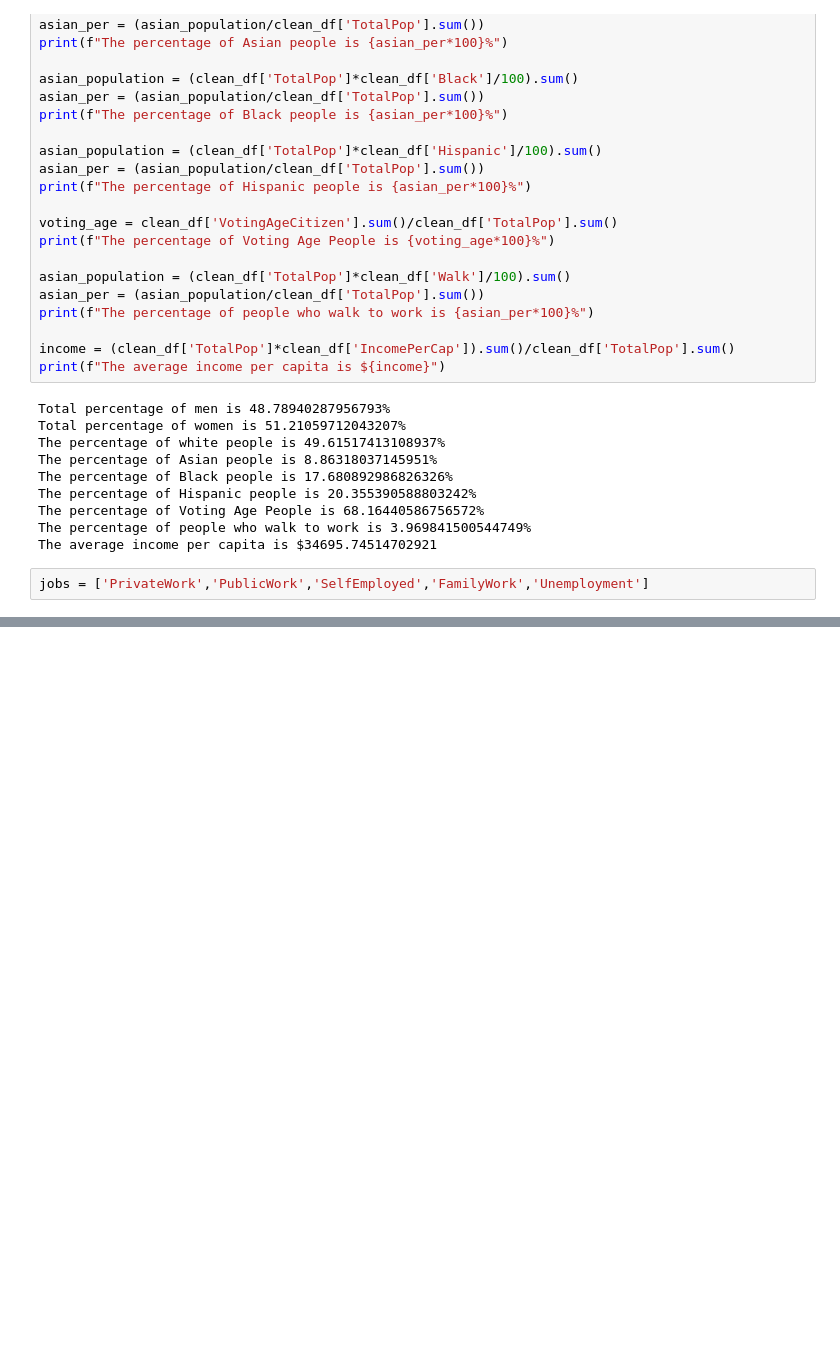
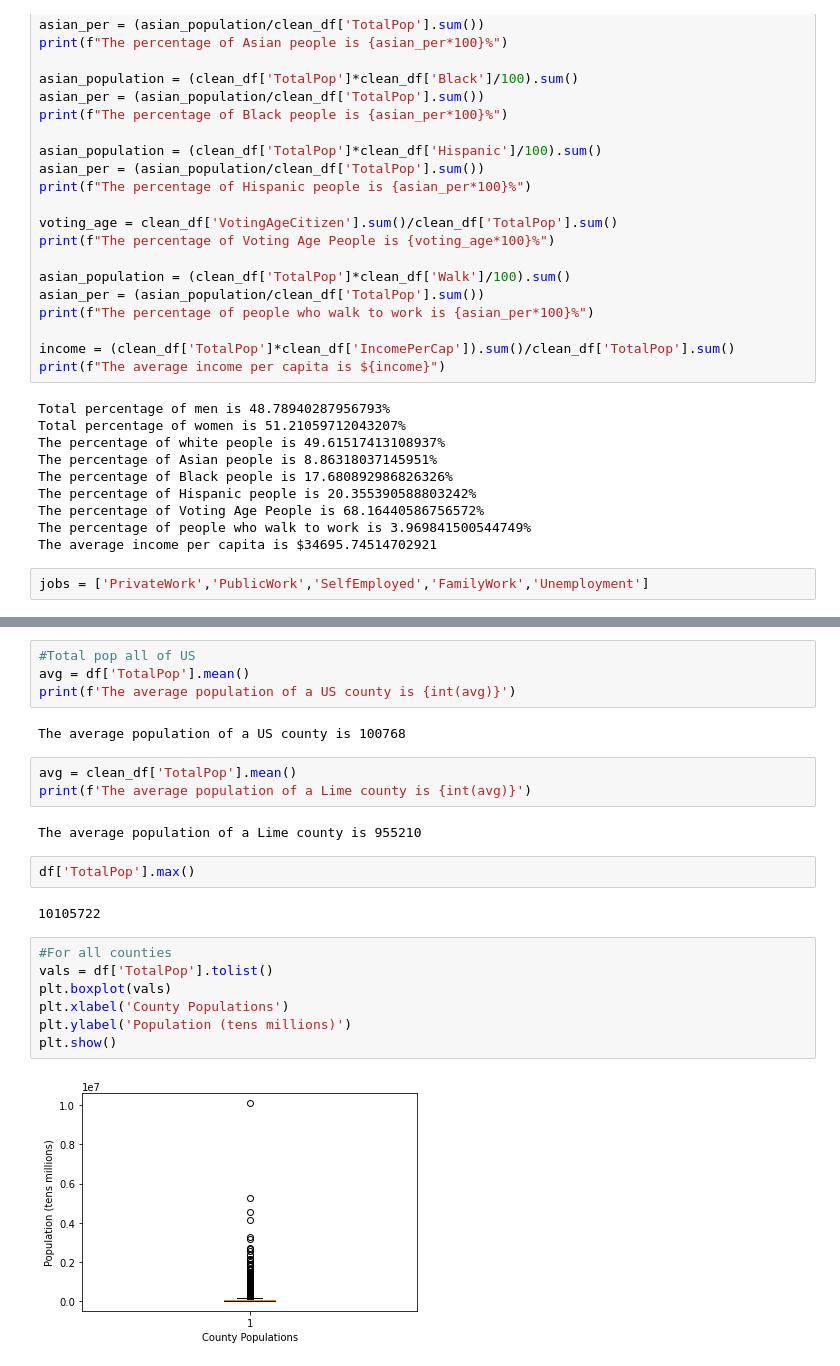
Before and after one commit to adriana-icasiano/project-1, a Jupyter notebook: census-lime/census.ipynb, the cells around one changed output, grey strips where cells are left out. Drawn from its saved outputs; the diff is of its cells as text; blank space fills up the shorter version.

Commit message:
investigated county population densities

```diff
--- a/census-lime/census.ipynb
+++ b/census-lime/census.ipynb
@@ -172,3 +174,27 @@ The percentage of people who PublicWork is 12.473470646764643%
 The percentage of people who SelfEmployed is 5.529889651191346%
 The percentage of people who FamilyWork is 0.130764847522429%
 The percentage of people who Unemployment is 6.704405641786507%
+# %%
+#Total pop all of US
+avg = df['TotalPop'].mean()
+print(f'The average population of a US county is {int(avg)}')
+# %% [output]
+The average population of a US county is 100768
+# %%
+avg = clean_df['TotalPop'].mean()
+print(f'The average population of a Lime county is {int(avg)}')
+# %% [output]
+The average population of a Lime county is 955210
+# %%
+df['TotalPop'].max()
+# %% [output]
+10105722
+# %%
+#For all counties
+vals = df['TotalPop'].tolist()
+plt.boxplot(vals)
+plt.xlabel('County Populations')
+plt.ylabel('Population (tens millions)')
+plt.show()
+# %% [output]
+[figure, added]
```
Also changed, not shown: parts of 9 cells of this notebook.
